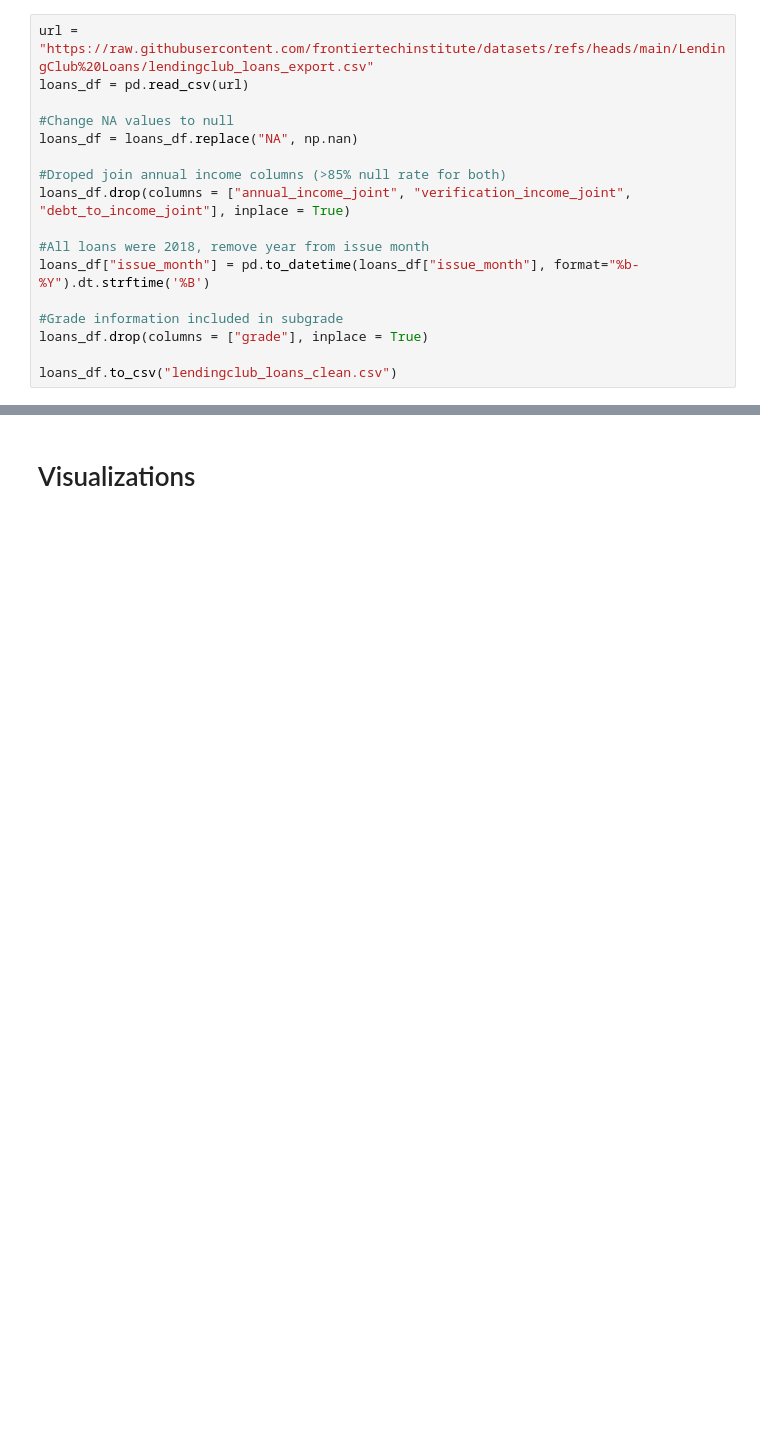
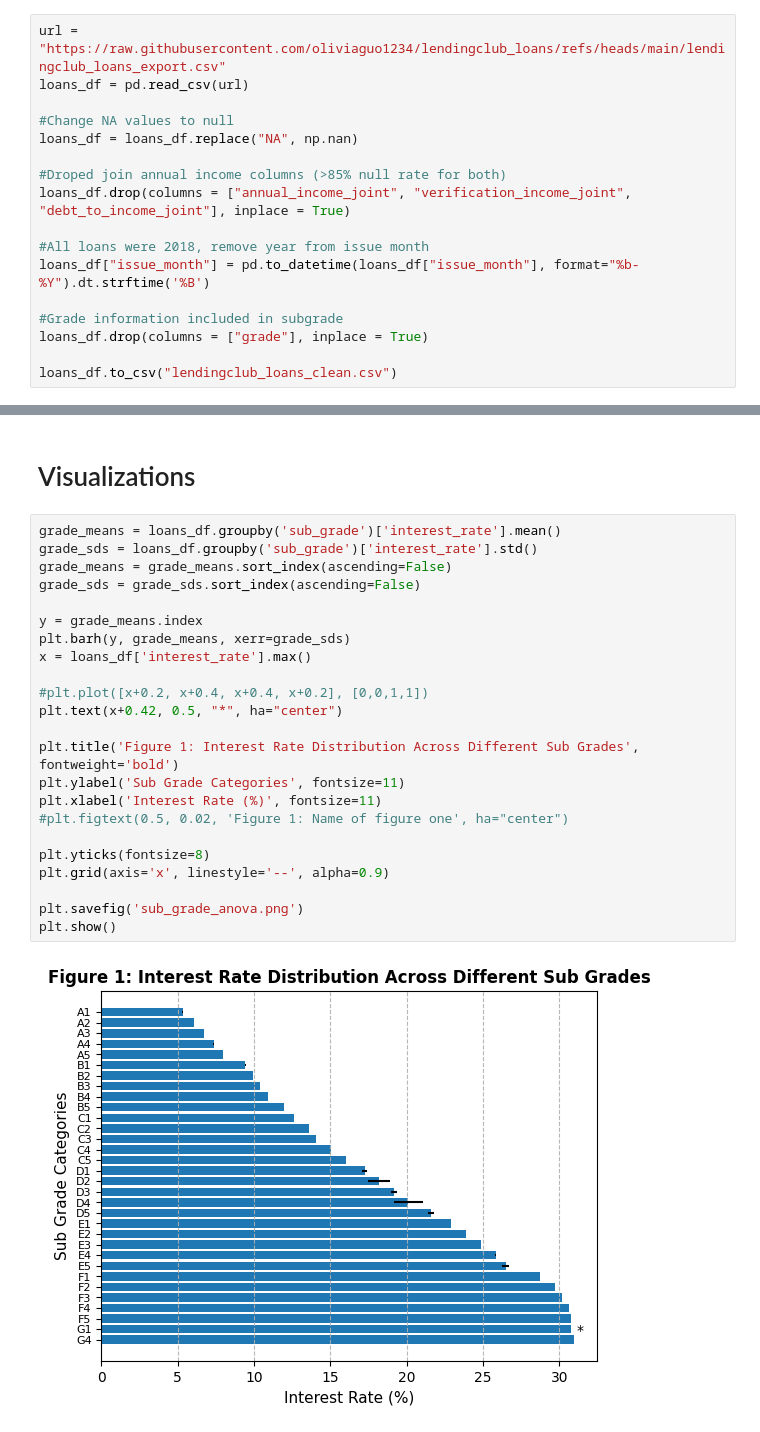
Before and after one commit to oliviaguo1234/lendingclub_loans, a Jupyter notebook: OliviaGuo_loans.ipynb, the cells around one changed output, grey strips where cells are left out. Saved outputs shown, nothing was run; the diff lists cells and outputs as text; blank space fills up the shorter version.

```diff
--- a/OliviaGuo_loans.ipynb
+++ b/OliviaGuo_loans.ipynb
@@ -14,7 +14,7 @@ from sklearn.linear_model import LinearRegression
 from sklearn.neighbors import KNeighborsClassifier
 from sklearn.metrics import r2_score, mean_squared_error, mean_absolute_error, accuracy_score, root_mean_squared_error
 # %%
-url = "https://raw.githubusercontent.com/frontiertechinstitute/datasets/refs/heads/main/LendingClub%20Loans/lendingclub_loans_export.csv"
+url = "https://raw.githubusercontent.com/oliviaguo1234/lendingclub_loans/refs/heads/main/lendingclub_loans_export.csv"
 loans_df = pd.read_csv(url)
 
 #Change NA values to null
@@ -1167,2 +1167,27 @@ Testing Data R2: 0.9982252919962784
 # %% [markdown]
 # Visualizations
+# %%
+grade_means = loans_df.groupby('sub_grade')['interest_rate'].mean()
+grade_sds = loans_df.groupby('sub_grade')['interest_rate'].std()
+grade_means = grade_means.sort_index(ascending=False)
+grade_sds = grade_sds.sort_index(ascending=False)
+
+y = grade_means.index
+plt.barh(y, grade_means, xerr=grade_sds)
+x = loans_df['interest_rate'].max()
+
+#plt.plot([x+0.2, x+0.4, x+0.4, x+0.2], [0,0,1,1])
+plt.text(x+0.42, 0.5, "*", ha="center")
+
+plt.title('Figure 1: Interest Rate Distribution Across Different Sub Grades', fontweight='bold')
+plt.ylabel('Sub Grade Categories', fontsize=11)
+plt.xlabel('Interest Rate (%)', fontsize=11)
+#plt.figtext(0.5, 0.02, 'Figure 1: Name of figure one', ha="center")
+
+plt.yticks(fontsize=8)
+plt.grid(axis='x', linestyle='--', alpha=0.9)
+
+plt.savefig('sub_grade_anova.png')
+plt.show()
+# %% [output]
+[figure, added]
```
Also changed, not shown: parts of 6 cells of this notebook.
